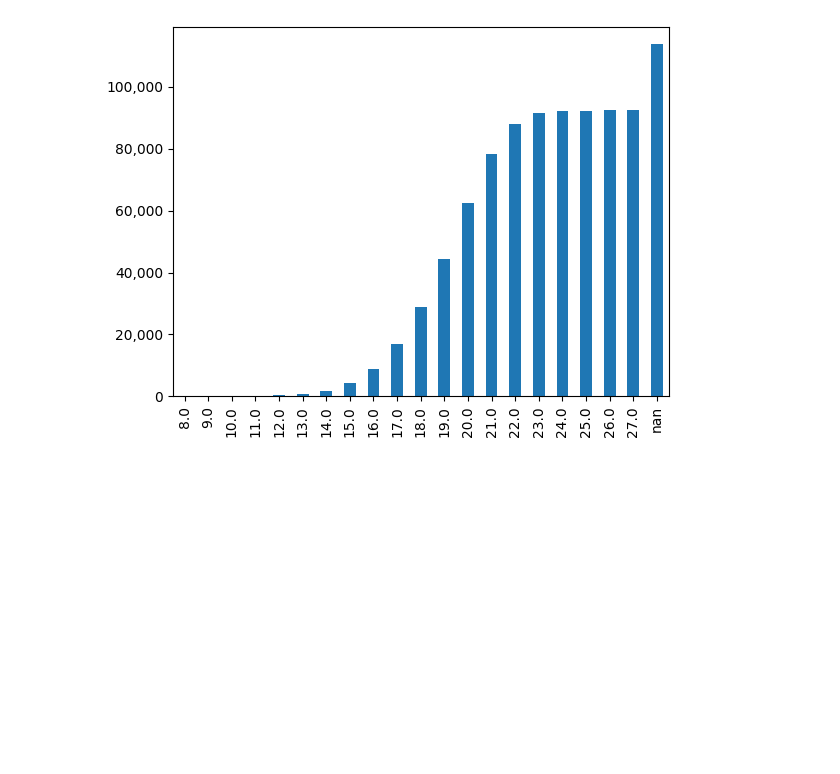
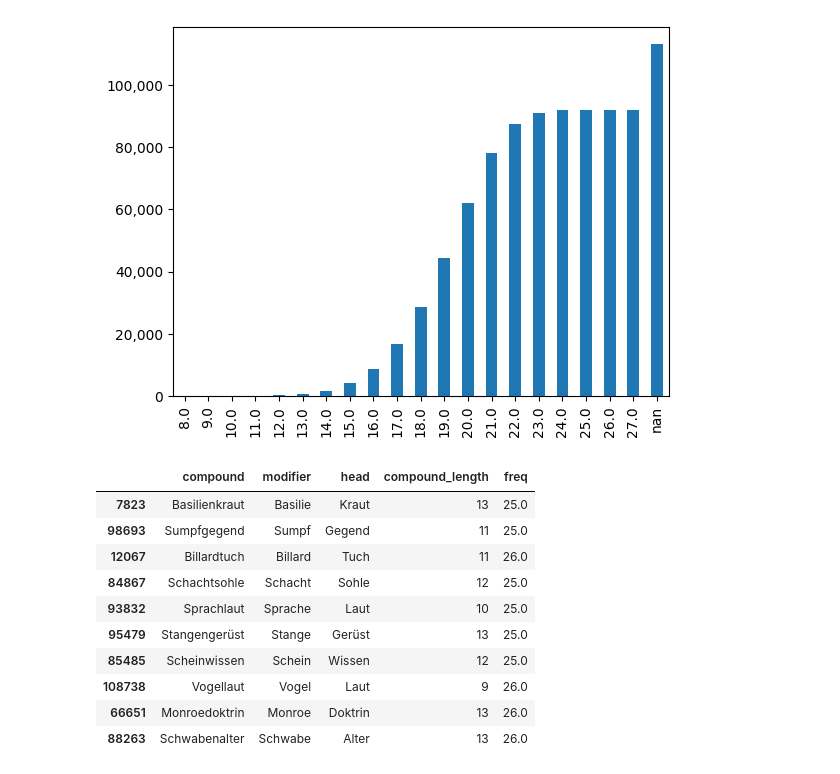
Before and after one commit to FelberMartin/kompositum, a Jupyter notebook: data/data_explore.ipynb, the cells around one changed output. Drawn from its saved outputs; the diff is of its cells as text; code cells hidden in the pictures; blank space fills up the shorter version.

Commit message:
Experiemented with visualizing the compounds in graphs

```diff
--- a/data/data_explore.ipynb
+++ b/data/data_explore.ipynb
@@ -216,3 +216,18 @@ ax.yaxis.set_major_formatter(mtick.StrMethodFormatter('{x:,.0f}'))
 plt.show()
 # %% [output]
 [figure]
+# %%
+# Show some compounds with a null frequency
+df_merged[df_merged['freq'] > 24.0].sample(n=10, random_state=1)
+# %% [output]
+|  | compound | modifier | head | compound_length | freq |
+| 7823 | Basilienkraut | Basilie | Kraut | 13 | 25.0 |
+| 98693 | Sumpfgegend | Sumpf | Gegend | 11 | 25.0 |
+| 12067 | Billardtuch | Billard | Tuch | 11 | 26.0 |
+| 84867 | Schachtsohle | Schacht | Sohle | 12 | 25.0 |
+| 93832 | Sprachlaut | Sprache | Laut | 10 | 25.0 |
+| 95479 | Stangengerüst | Stange | Gerüst | 13 | 25.0 |
+| 85485 | Scheinwissen | Schein | Wissen | 12 | 25.0 |
+| 108738 | Vogellaut | Vogel | Laut | 9 | 26.0 |
+| 66651 | Monroedoktrin | Monroe | Doktrin | 13 | 26.0 |
+| 88263 | Schwabenalter | Schwabe | Alter | 13 | 26.0 |
```
Also changed, not shown: 4 other files.
